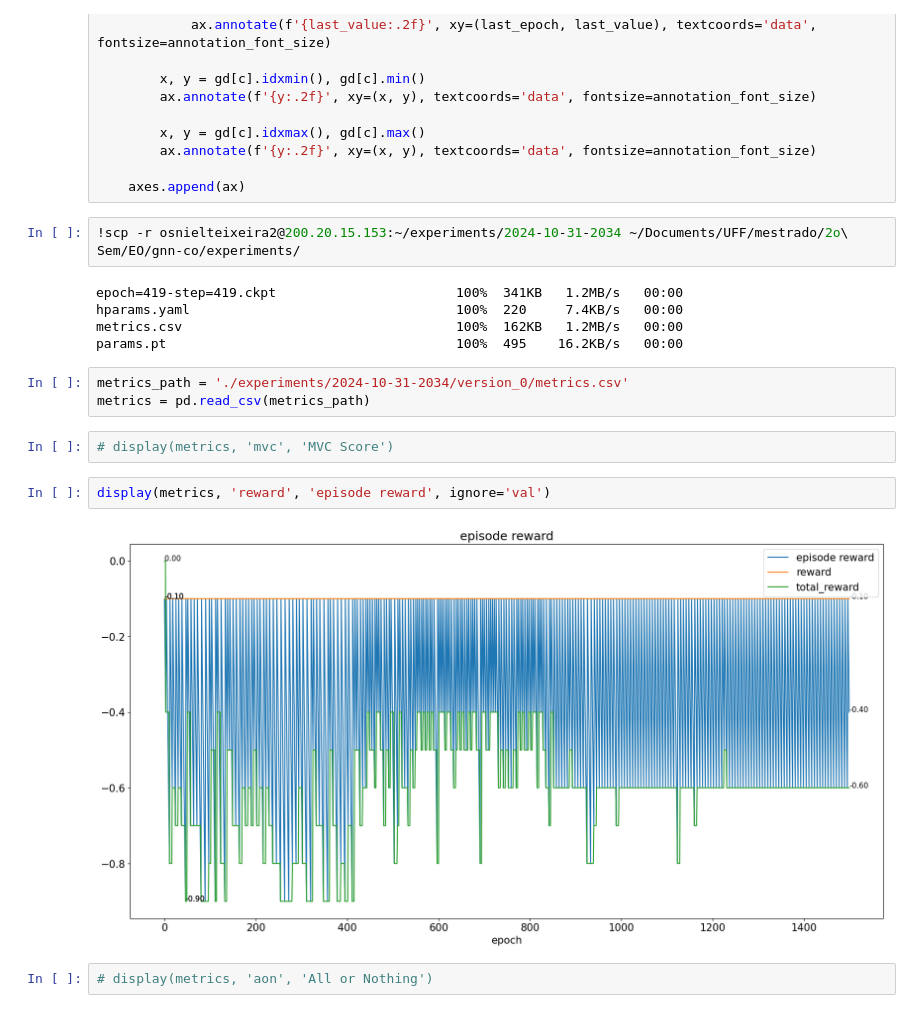
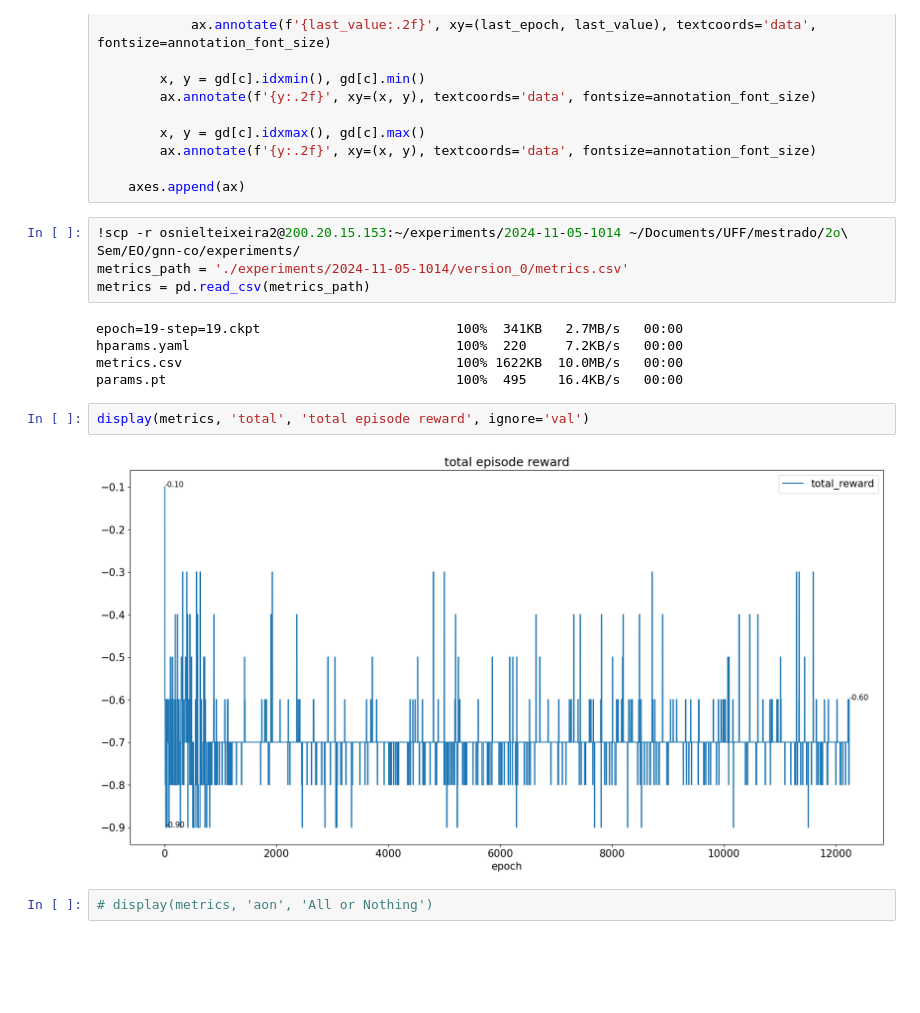
Before and after one commit to osnieltx/gnn-co, a Jupyter notebook: history_visualizer.ipynb, the cells around one changed output. Cells and saved outputs as stored; diff of their text form; blank space fills up the shorter version.

```diff
--- a/history_visualizer.ipynb
+++ b/history_visualizer.ipynb
@@ -35,21 +35,18 @@ def display(df, c_filter, title, normalize=False, mean=True, ignore='', dropna=T
 
     axes.append(ax)
 # %%
-!scp -r osnielteixeira2@200.20.15.153:~/experiments/2024-10-31-2034 ~/Documents/UFF/mestrado/2o\ Sem/EO/gnn-co/experiments/
+!scp -r osnielteixeira2@200.20.15.153:~/experiments/2024-11-05-1014 ~/Documents/UFF/mestrado/2o\ Sem/EO/gnn-co/experiments/
+metrics_path = './experiments/2024-11-05-1014/version_0/metrics.csv'
+metrics = pd.read_csv(metrics_path)
 # %% [output]
-epoch=419-step=419.ckpt                       100%  341KB   1.2MB/s   00:00
-hparams.yaml                                  100%  220     7.4KB/s   00:00
-metrics.csv                                   100%  162KB   1.2MB/s   00:00
-params.pt                                     100%  495    16.2KB/s   00:00
+epoch=19-step=19.ckpt                         100%  341KB   2.7MB/s   00:00
+hparams.yaml                                  100%  220     7.2KB/s   00:00
+metrics.csv                                   100% 1622KB  10.0MB/s   00:00
+params.pt                                     100%  495    16.4KB/s   00:00
-# %%
-metrics_path = './experiments/2024-10-31-2034/version_0/metrics.csv'
-metrics = pd.read_csv(metrics_path)
-# %%
-# display(metrics, 'mvc', 'MVC Score')
 # %%
-display(metrics, 'reward', 'episode reward', ignore='val')
+display(metrics, 'total', 'total episode reward', ignore='val')
 # %% [output]
-[figure, old version]
+[figure, new version]
 # %%
 # display(metrics, 'aon', 'All or Nothing')
 # %%
```
Also changed, not shown: parts of 6 cells of this notebook, 3 other files.
